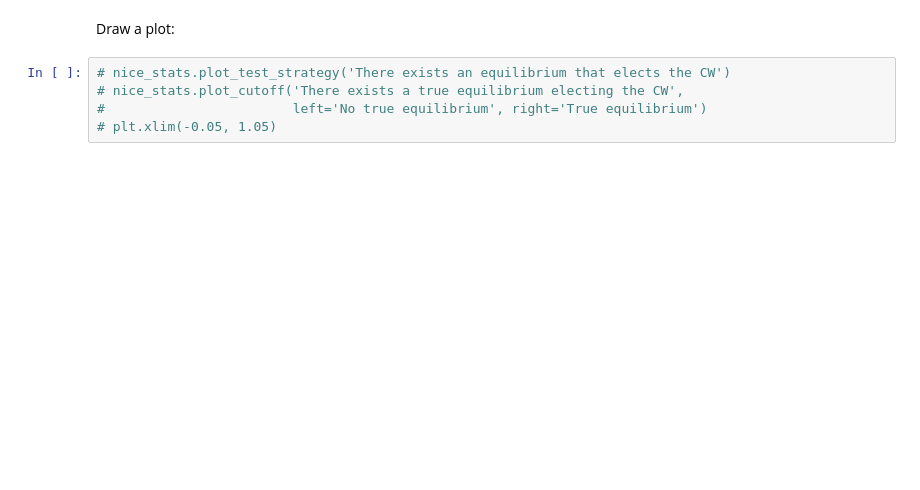
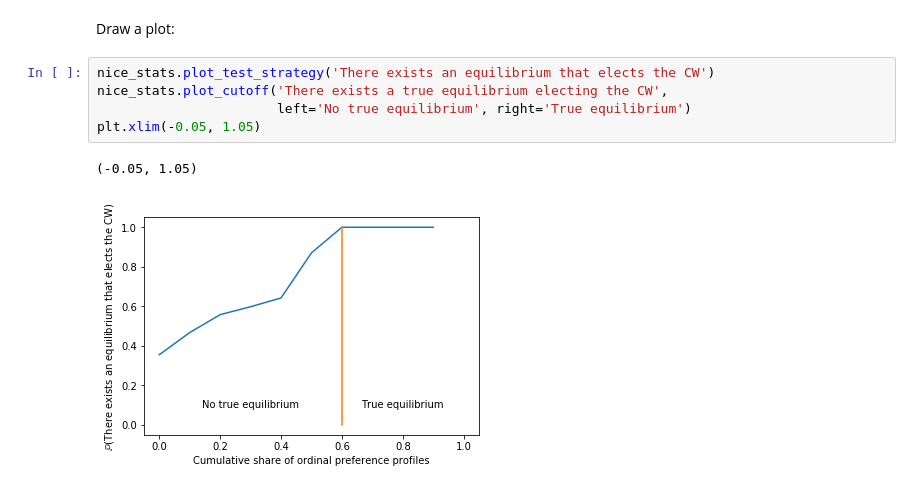
Before and after one commit to francois-durand/poisson_approval, a Jupyter notebook: docs/tutorial_mass_simulations.ipynb, the cells around one changed output. Saved outputs shown, nothing was run; the diff lists cells and outputs as text; blank space fills up the shorter version.

```diff
--- a/docs/tutorial_mass_simulations.ipynb
+++ b/docs/tutorial_mass_simulations.ipynb
@@ -187,7 +199,10 @@ Find an example for one of the tests:
 # %% [markdown]
 Draw a plot:
 # %%
-# nice_stats.plot_test_strategy('There exists an equilibrium that elects the CW')
-# nice_stats.plot_cutoff('There exists a true equilibrium electing the CW',
-#                        left='No true equilibrium', right='True equilibrium')
-# plt.xlim(-0.05, 1.05)
+nice_stats.plot_test_strategy('There exists an equilibrium that elects the CW')
+nice_stats.plot_cutoff('There exists a true equilibrium electing the CW',
+                       left='No true equilibrium', right='True equilibrium')
+plt.xlim(-0.05, 1.05)
+# %% [output]
+(-0.05, 1.05)
+[figure, added]
```
Also changed, not shown: parts of 8 cells of this notebook, 1 other file.
